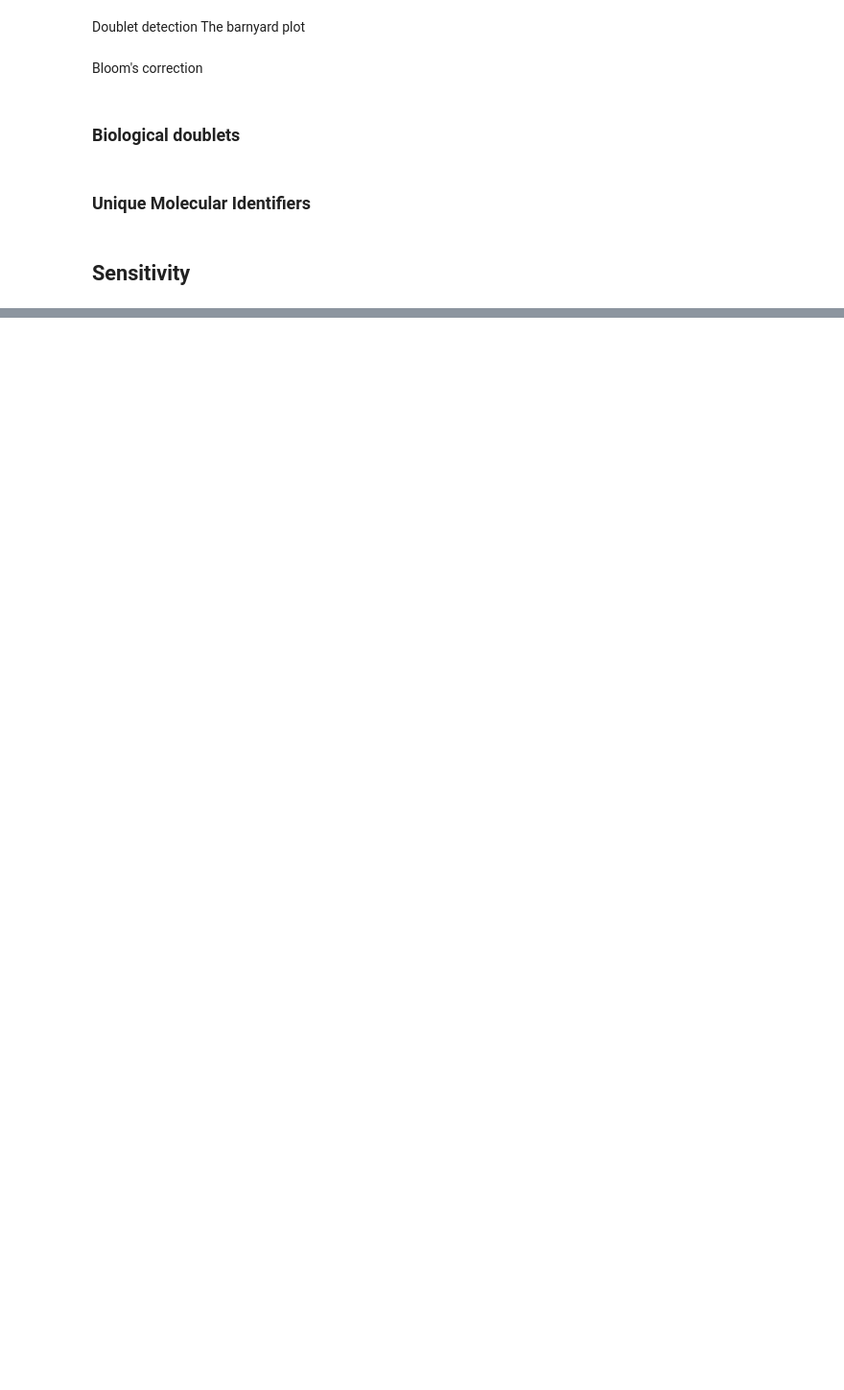
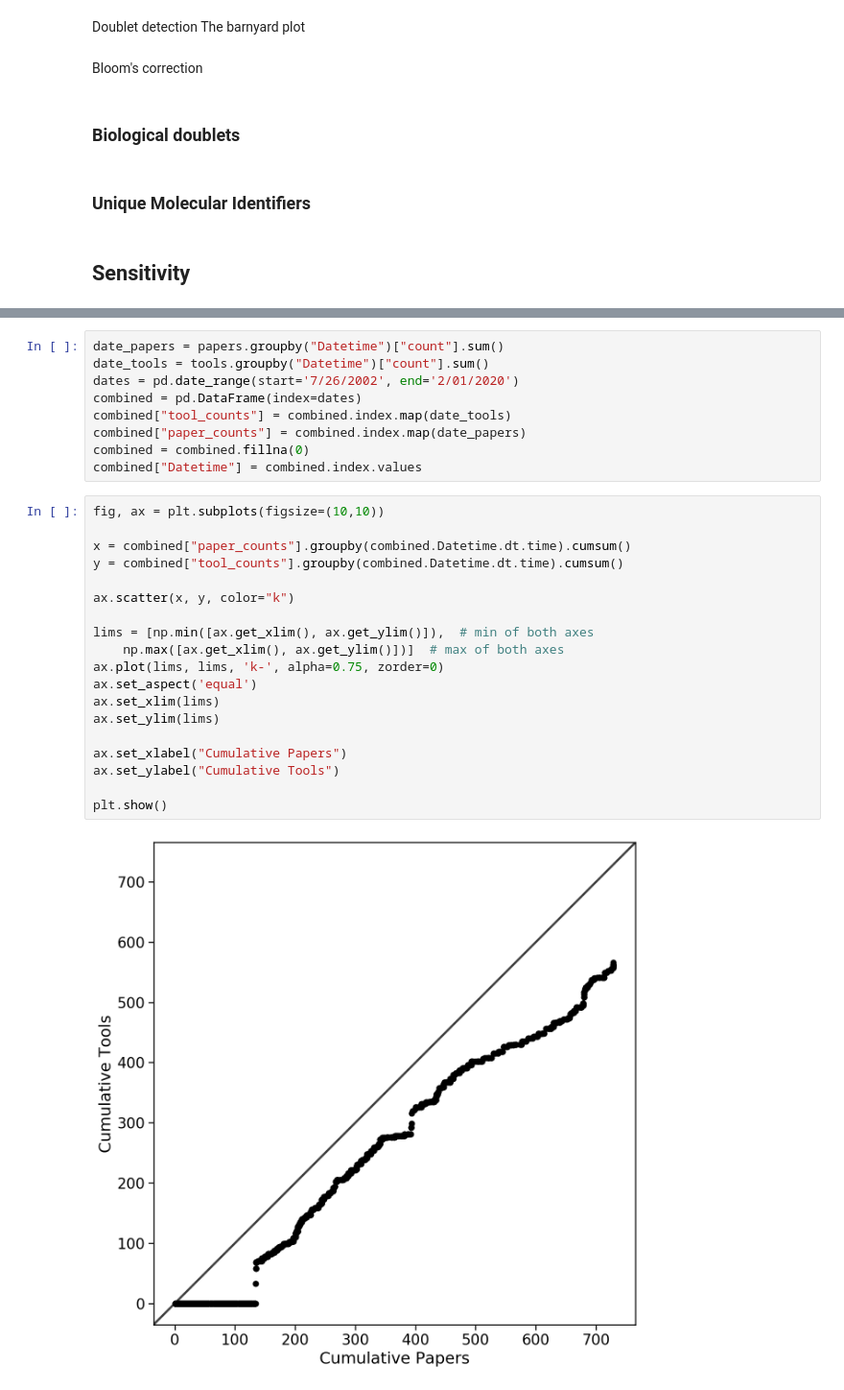
Before and after one commit to pachterlab/kallistobustools, a Jupyter notebook: notebooks/Introduction_single_cell_RNA_seq.ipynb, the cells around one changed output, grey strips where cells are left out. Shown at 96% size. Saved outputs shown, nothing was run; the diff lists cells and outputs as text; blank space fills up the shorter version.

```diff
--- a/notebooks/Introduction_single_cell_RNA_seq.ipynb
+++ b/notebooks/Introduction_single_cell_RNA_seq.ipynb
@@ -396,0 +415,30 @@ df
+# %%
+date_papers = papers.groupby("Datetime")["count"].sum()
+date_tools = tools.groupby("Datetime")["count"].sum()
+dates = pd.date_range(start='7/26/2002', end='2/01/2020')
+combined = pd.DataFrame(index=dates)
+combined["tool_counts"] = combined.index.map(date_tools)
+combined["paper_counts"] = combined.index.map(date_papers)
+combined = combined.fillna(0)
+combined["Datetime"] = combined.index.values
+# %%
+fig, ax = plt.subplots(figsize=(10,10))
+
+x = combined["paper_counts"].groupby(combined.Datetime.dt.time).cumsum()
+y = combined["tool_counts"].groupby(combined.Datetime.dt.time).cumsum()
+
+ax.scatter(x, y, color="k")
+
+lims = [np.min([ax.get_xlim(), ax.get_ylim()]),  # min of both axes
+    np.max([ax.get_xlim(), ax.get_ylim()])]  # max of both axes
+ax.plot(lims, lims, 'k-', alpha=0.75, zorder=0)
+ax.set_aspect('equal')
+ax.set_xlim(lims)
+ax.set_ylim(lims)
+
+ax.set_xlabel("Cumulative Papers")
+ax.set_ylabel("Cumulative Tools")
+
+plt.show()
+# %% [output]
+[figure, added]
```
Also changed, not shown: parts of 7 cells of this notebook.
